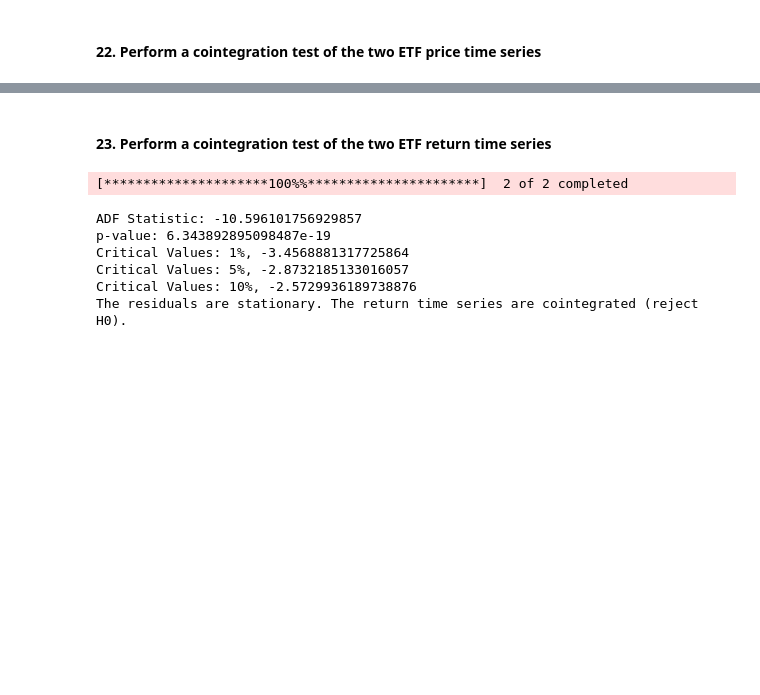
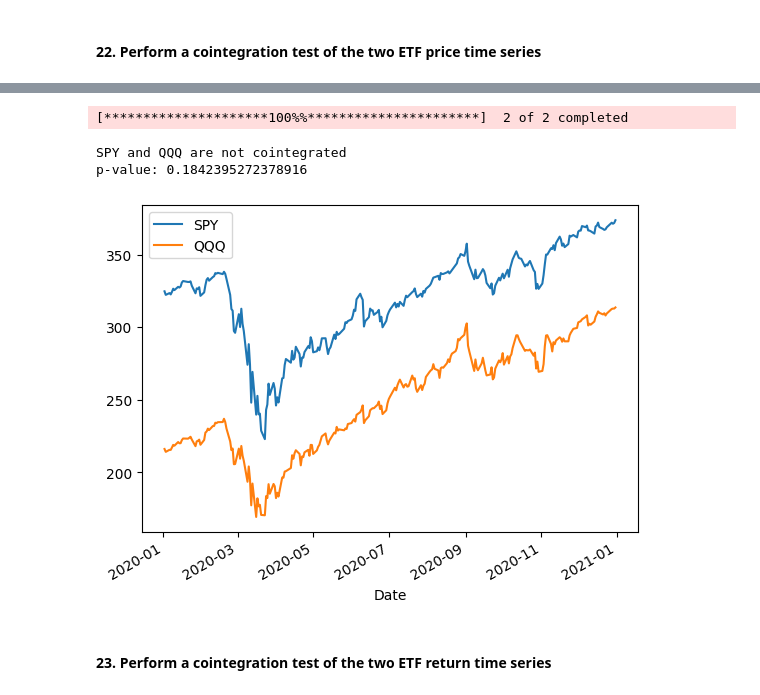
Before and after one commit to Nikitich2033/AlgoTradiong_CW1, a Jupyter notebook: CW_Notebook.ipynb, the cells around one changed output, grey strips where cells are left out. Saved outputs shown, nothing was run; the diff lists cells and outputs as text; code cells hidden in the pictures; blank space fills up the shorter version.

Commit message:
Check

```diff
--- a/CW_Notebook.ipynb
+++ b/CW_Notebook.ipynb
@@ -573,42 +459,42 @@ The residuals are not stationary. The time series are not cointegrated (fail to
+# %%
+import yfinance as yf
+from statsmodels.tsa.stattools import coint
+import pandas as pd
+import matplotlib.pyplot as plt
+
+# Download historical data for the ETFs
+tickers = ['SPY', 'QQQ']
+data = yf.download(tickers, start="2020-01-01", end="2021-01-01")['Close']
+
+# Extract the 'Close' prices for SPY and QQQ
+A = data['SPY']
+B = data['QQQ']
+
+# Use the coint function to test for cointegration
+score, pvalue, _ = coint(A, B)
+
+# Define the confidence level for cointegration
+confidence_level = 0.05
+
+# Check if the p-value is less than the defined confidence level
+if pvalue < confidence_level:
+    print("SPY and QQQ are cointegrated")
+    print(f'p-value: {pvalue}')
+else:
+    print("SPY and QQQ are not cointegrated")
+    print(f'p-value: {pvalue}')
+
+# Plot the two time series
+A.name = "SPY"
+B.name = "QQQ"
+pd.concat([A, B], axis=1).plot()
+
+# Show the plot
+plt.show()
+# %% [output]
+[*********************100%%**********************]  2 of 2 completed
+SPY and QQQ are not cointegrated
+p-value: 0.1842395272378916
+[figure, added]
 # %% [markdown]
 #### 23.  Perform a cointegration test of the two ETF return time series
-# %%
-import yfinance as yf
-import statsmodels.api as sm
-from statsmodels.tsa.stattools import adfuller
-
-# Download historical data for the ETFs
-tickers = ['SPY', 'QQQ']
-data = yf.download(tickers, start="2020-01-01", end="2021-01-01")['Close']
-
-# Calculate daily returns for each ETF
-returns = data.pct_change().dropna()
-
-# Perform regression on the returns
-y = returns['SPY']
-X = sm.add_constant(returns['QQQ'])  # Adds a constant term to the predictor
-model = sm.OLS(y, X).fit()
-residuals = model.resid
-
-# Test residuals for stationarity with Augmented Dickey-Fuller test
-adf_result = adfuller(residuals)
-
-print(f'ADF Statistic: {adf_result[0]}')
-print(f'p-value: {adf_result[1]}')
-for key, value in adf_result[4].items():
-    print(f'Critical Values: {key}, {value}')
-
-# Interpretation
-alpha = 0.05
-if adf_result[1] < alpha:
-    print("The residuals are stationary. The return time series are cointegrated (reject H0).")
-else:
-    print("The residuals are not stationary. The return time series are not cointegrated (fail to reject H0).")
-# %% [output]
-[*********************100%%**********************]  2 of 2 completed
-ADF Statistic: -10.596101756929857
-p-value: 6.343892895098487e-19
-Critical Values: 1%, -3.4568881317725864
-Critical Values: 5%, -2.8732185133016057
-Critical Values: 10%, -2.5729936189738876
-The residuals are stationary. The return time series are cointegrated (reject H0).
```
Also changed, not shown: parts of 18 cells of this notebook, 1 other file.
